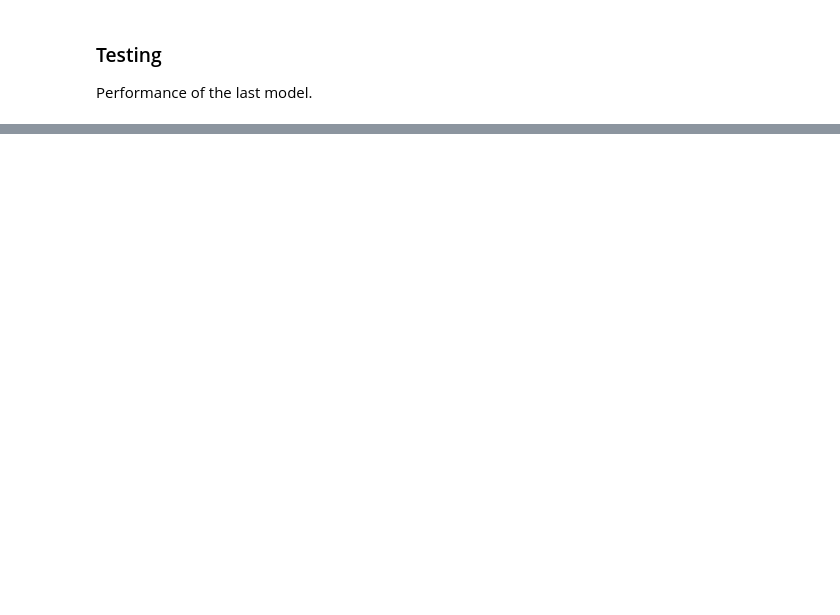
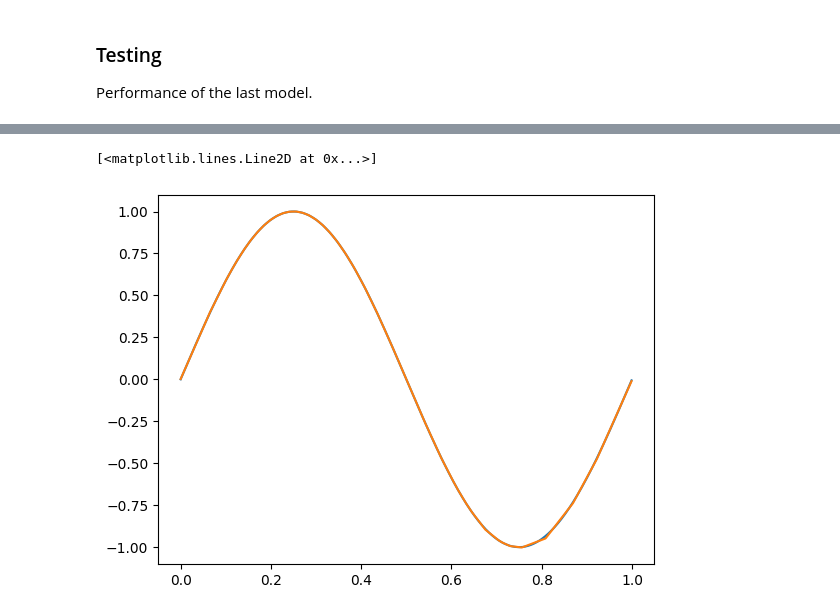
Before and after one commit to hasan-alper/nevenue, a Jupyter notebook: test.ipynb, the cells around one changed output, grey strips where cells are left out. Drawn from its saved outputs; the diff is of its cells as text; code cells hidden in the pictures; blank space fills up the shorter version.

```diff
--- a/test.ipynb
+++ b/test.ipynb
@@ -815,0 +915,15 @@ validation -> acc: 0.900, loss: 0.311
+# %%
+X_test, y_test = sine_data(n_samples=1000)
+
+dense1.forward(X_test)
+activation1.forward(dense1.outputs)
+dense2.forward(activation1.outputs)
+activation2.forward(dense2.outputs)
+dense3.forward(activation2.outputs)
+activation3.forward(dense3.outputs)
+
+plt.plot(X_test, y_test)
+plt.plot(X_test, activation3.outputs)
+# %% [output]
+[<matplotlib.lines.Line2D at 0x...>]
+[figure, added]
```
Also changed, not shown: parts of 30 cells of this notebook, 3 other files.
